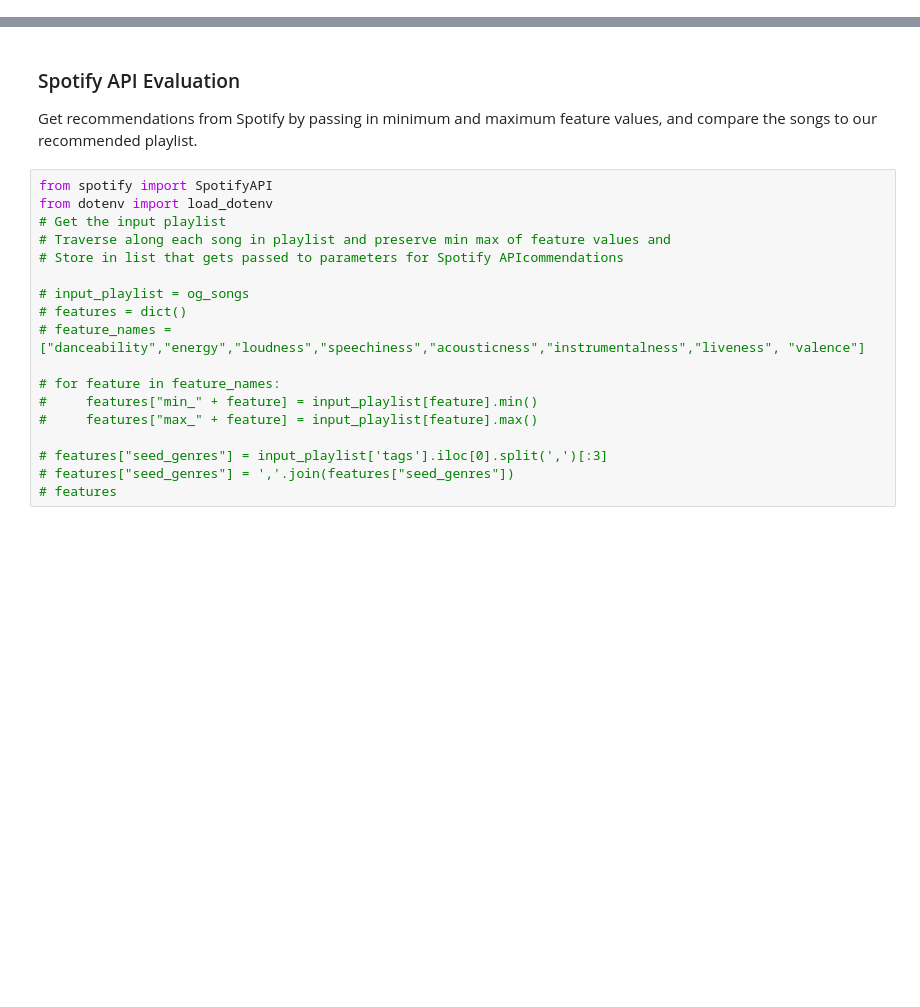
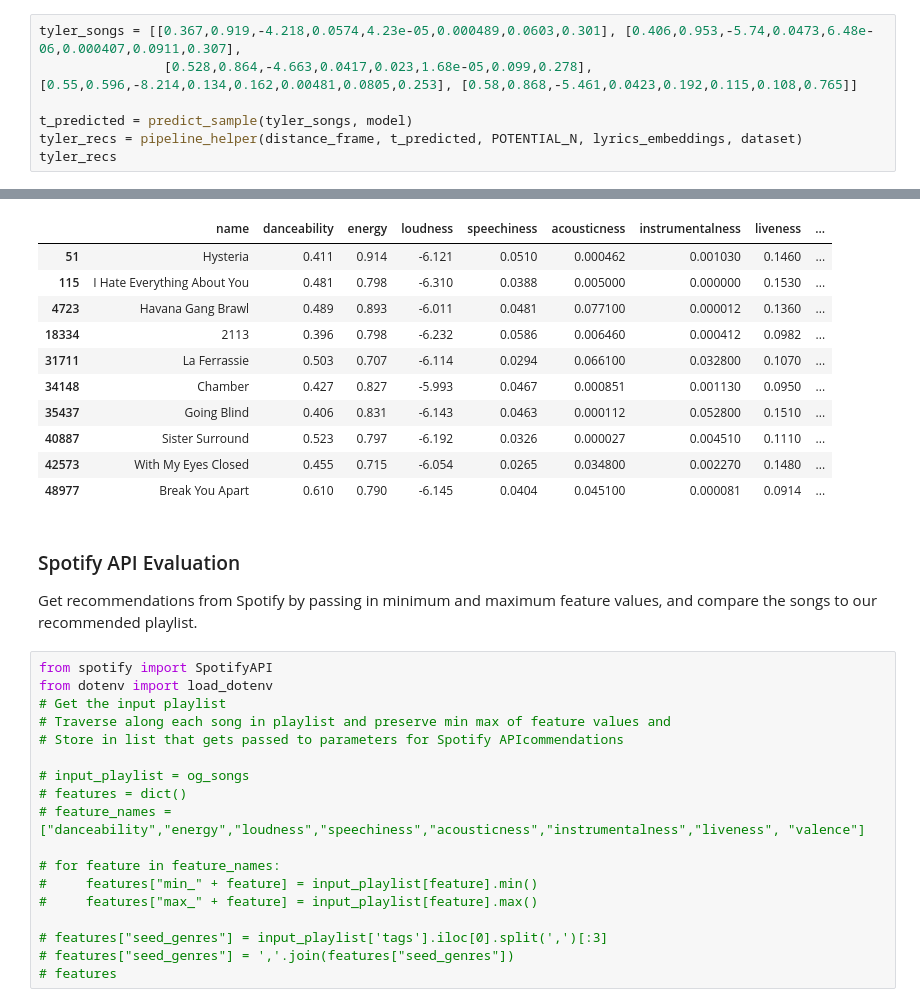
Before and after one commit to Ernesto2004/spotify-music-suggestion, a Jupyter notebook: pipeline.ipynb, the cells around one changed output, grey strips where cells are left out. Drawn from its saved outputs; the diff is of its cells as text; blank space fills up the shorter version.

```diff
--- a/pipeline.ipynb
+++ b/pipeline.ipynb
@@ -161,0 +149,8 @@ Could It Be Any Harder  TRAYEDG128F429A6D0  0.428841
+# %%
+tyler_songs = [[0.367,0.919,-4.218,0.0574,4.23e-05,0.000489,0.0603,0.301], [0.406,0.953,-5.74,0.0473,6.48e-06,0.000407,0.0911,0.307],
+                [0.528,0.864,-4.663,0.0417,0.023,1.68e-05,0.099,0.278], [0.55,0.596,-8.214,0.134,0.162,0.00481,0.0805,0.253], [0.58,0.868,-5.461,0.0423,0.192,0.115,0.108,0.765]]
+
+t_predicted = predict_sample(tyler_songs, model)
+tyler_recs = pipeline_helper(distance_frame, t_predicted, POTENTIAL_N, lyrics_embeddings, dataset)
+tyler_recs
+# %% [output]
@@ -162,3 +159,14 @@ Could It Be Any Harder  TRAYEDG128F429A6D0  0.428841
+|  | name | danceability | energy | loudness | speechiness | acousticness | instrumentalness | liveness | ... |
+| 51 | Hysteria | 0.411 | 0.914 | -6.121 | 0.0510 | 0.000462 | 0.001030 | 0.1460 | ... |
+| 115 | I Hate Everything About You | 0.481 | 0.798 | -6.310 | 0.0388 | 0.005000 | 0.000000 | 0.1530 | ... |
+| 4723 | Havana Gang Brawl | 0.489 | 0.893 | -6.011 | 0.0481 | 0.077100 | 0.000012 | 0.1360 | ... |
+| 18334 | 2113 | 0.396 | 0.798 | -6.232 | 0.0586 | 0.006460 | 0.000412 | 0.0982 | ... |
+| 31711 | La Ferrassie | 0.503 | 0.707 | -6.114 | 0.0294 | 0.066100 | 0.032800 | 0.1070 | ... |
+| 34148 | Chamber | 0.427 | 0.827 | -5.993 | 0.0467 | 0.000851 | 0.001130 | 0.0950 | ... |
+| 35437 | Going Blind | 0.406 | 0.831 | -6.143 | 0.0463 | 0.000112 | 0.052800 | 0.1510 | ... |
+| 40887 | Sister Surround | 0.523 | 0.797 | -6.192 | 0.0326 | 0.000027 | 0.004510 | 0.1110 | ... |
+| 42573 | With My Eyes Closed | 0.455 | 0.715 | -6.054 | 0.0265 | 0.034800 | 0.002270 | 0.1480 | ... |
+| 48977 | Break You Apart | 0.610 | 0.790 | -6.145 | 0.0404 | 0.045100 | 0.000081 | 0.0914 | ... |
 # %% [markdown]
 ### Spotify API Evaluation
 Get recommendations from Spotify by passing in minimum and maximum feature values, and compare the songs to our recommended playlist.
```
Also changed, not shown: parts of 23 cells of this notebook, 1 other file.
